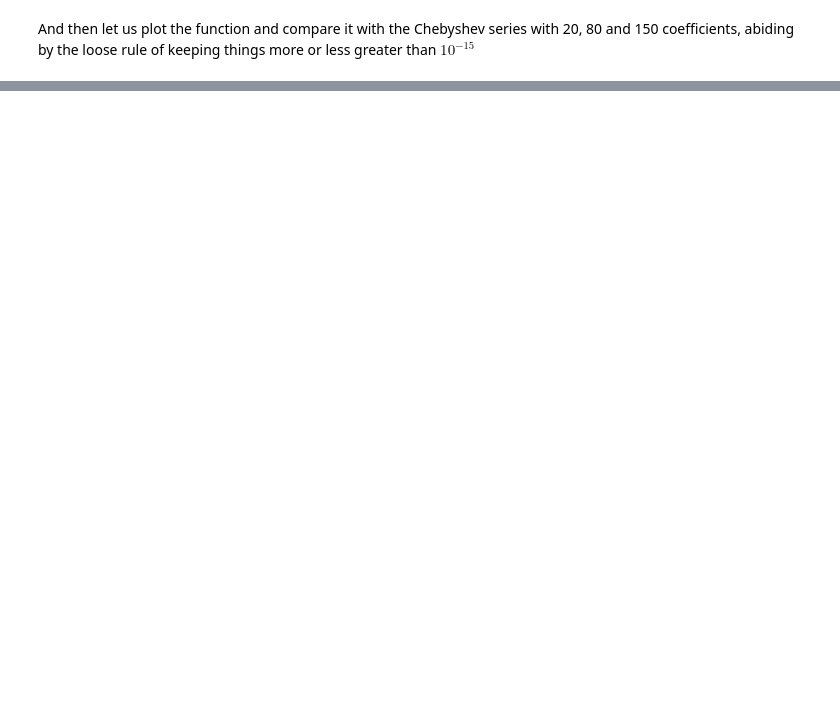
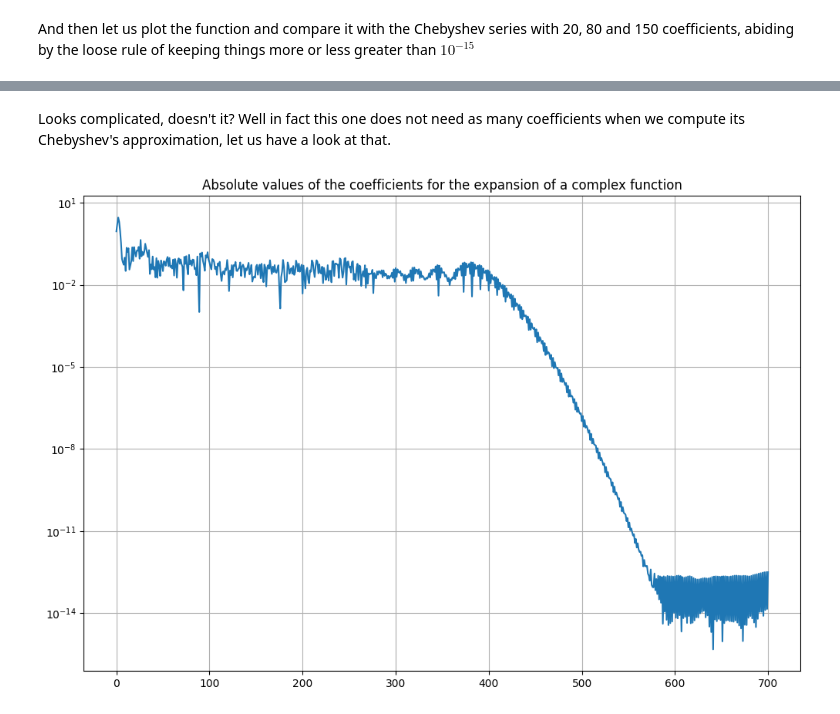
Before and after one commit to lmcj-xyz/approximation_theory, a Jupyter notebook: C3_Chebyshev_Polynomials_and_Series.ipynb, the cells around one changed output, grey strips where cells are left out. Cells and saved outputs as stored; diff of their text form; code cells hidden in the pictures; blank space fills up the shorter version.

```diff
--- a/C3_Chebyshev_Polynomials_and_Series.ipynb
+++ b/C3_Chebyshev_Polynomials_and_Series.ipynb
@@ -320,0 +354,16 @@ Just for reference, you cannot see the blue line because the polynomial with 150
+# %%
+k = lambda x: (3 + np.sin(10*np.pi*x) + np.sin(61*np.exp(0.8*np.sin(np.pi*x) + 0.7)))*np.exp(1j*np.pi*x)
+
+k_eval = k(y) # Evaluate function k
+# Polar representation of te values
+k_radii = np.abs(k_eval) # Obtain the radii for each value
+k_theta = np.angle(k_eval) # Obtain the angles for each value
+
+fig, ax = plt.subplots(subplot_kw={'projection': 'polar'}, figsize=(12,8)) # Polar projection
+ax.plot(k_theta, k_radii, color='g') # Plot
+ax.set_rmax(5) # Maximum value for the radius
+#ax.set_rticks([0.5, 1, 1.5, 2])  # Less radial ticks
+ax.set_rlabel_position(-22.5)  # Move radial labels away from plotted line
+ax.grid(True)
+ax.set_title("Complex function", va='bottom')
+plt.show()
@@ -320,0 +372,14 @@ Just for reference, you cannot see the blue line because the polynomial with 150
+# %% [markdown]
+Looks complicated, doesn't it?
+Well in fact this one does not need as many coefficients when we compute its Chebyshev's approximation, let us have a look at that.
+# %%
+deg = 700
+h_coeff = np.polynomial.chebyshev.chebinterpolate(k, deg)
+
+plt.figure('complexcoeff', figsize=(12,8))
+plt.title('Absolute values of the coefficients for the expansion of a complex function')
+plt.semilogy(np.abs(h_coeff))
+plt.grid()
+plt.show()
+# %% [output]
+[figure, added]
```
Also changed, not shown: parts of 13 cells of this notebook.
